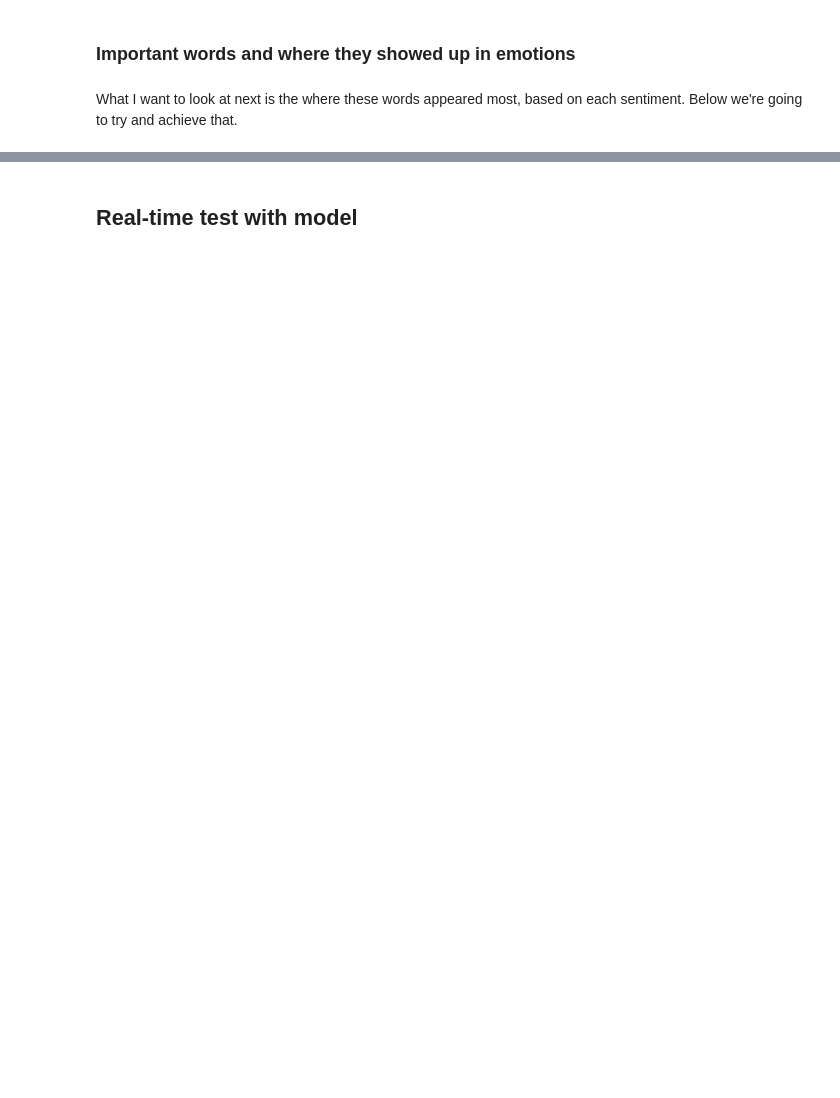
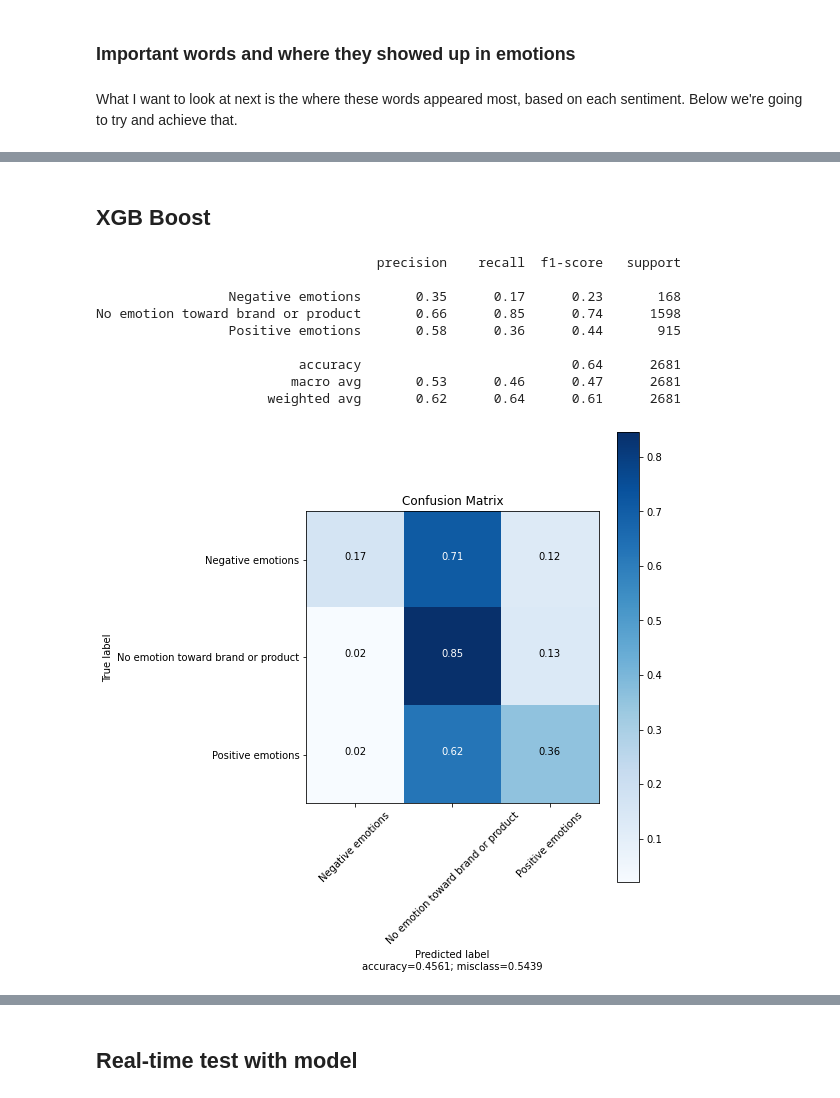
Before and after one commit to jamesbrockb/dsc-mod-4-project-v2-1-onl01-dtsc-pt-041320, a Jupyter notebook: Mod4.ipynb, the cells around one changed output, grey strips where cells are left out. Cells and saved outputs as stored; diff of their text form; code cells hidden in the pictures; blank space fills up the shorter version.

```diff
--- a/Mod4.ipynb
+++ b/Mod4.ipynb
@@ -872,0 +887,22 @@ top_probs.style.background_gradient(axis=1)
+# %% [markdown]
+## XGB Boost
+# %%
+xgb_rf = XGBClassifier()
+xgb_rf.fit(X_train_tfidf, y_train_resampled)
+# print('Training score: ' ,round(xgb_rf.score(X_train,y_train),2))
+# print('Test score: ',round(xgb_rf.score(X_test,y_test),2))
+
+y_pred2 = xgb_rf.predict(X_test_tfidf)
+
+evaluate_model(y_test_arr,y_pred2,X_test_tfidf,rf)
+# %% [output]
+                                    precision    recall  f1-score   support
+
+                 Negative emotions       0.35      0.17      0.23       168
+No emotion toward brand or product       0.66      0.85      0.74      1598
+                 Positive emotions       0.58      0.36      0.44       915
+
+                          accuracy                           0.64      2681
+                         macro avg       0.53      0.46      0.47      2681
+                      weighted avg       0.62      0.64      0.61      2681
+[figure, added]
```
Also changed, not shown: parts of 24 cells of this notebook.
